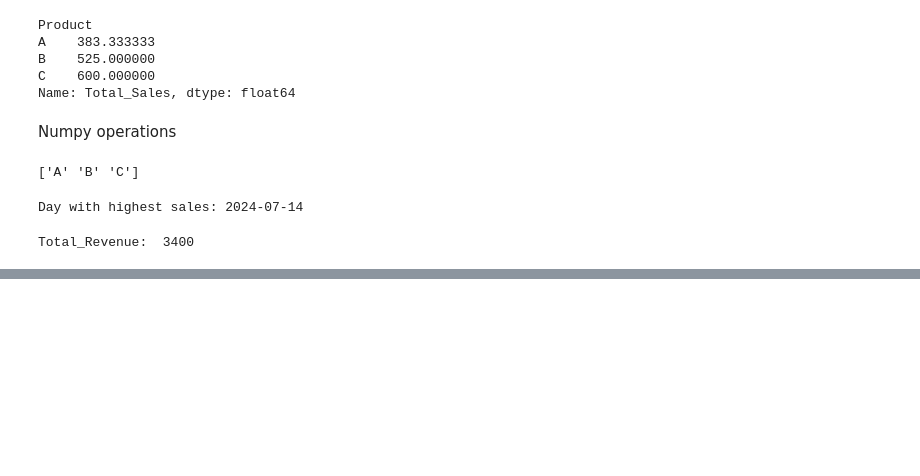
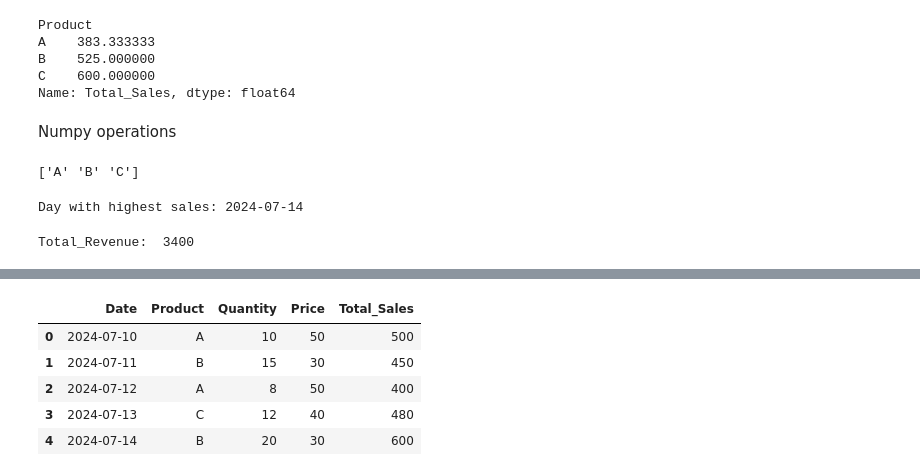
Before and after one commit to MohdSiddiq12/Python-exercise, a Jupyter notebook: Day8/numpy.ipynb, the cells around one changed output, grey strips where cells are left out. Cells and saved outputs as stored; diff of their text form; code cells hidden in the pictures; blank space fills up the shorter version.

```diff
--- a/Day8/numpy.ipynb
+++ b/Day8/numpy.ipynb
@@ -130,0 +167,9 @@ Total_Revenue:  3400
+# %%
+dt.head()
+# %% [output]
+|  | Date | Product | Quantity | Price | Total_Sales |
+| 0 | 2024-07-10 | A | 10 | 50 | 500 |
+| 1 | 2024-07-11 | B | 15 | 30 | 450 |
+| 2 | 2024-07-12 | A | 8 | 50 | 400 |
+| 3 | 2024-07-13 | C | 12 | 40 | 480 |
+| 4 | 2024-07-14 | B | 20 | 30 | 600 |
```
Also changed, not shown: parts of 6 cells of this notebook.
